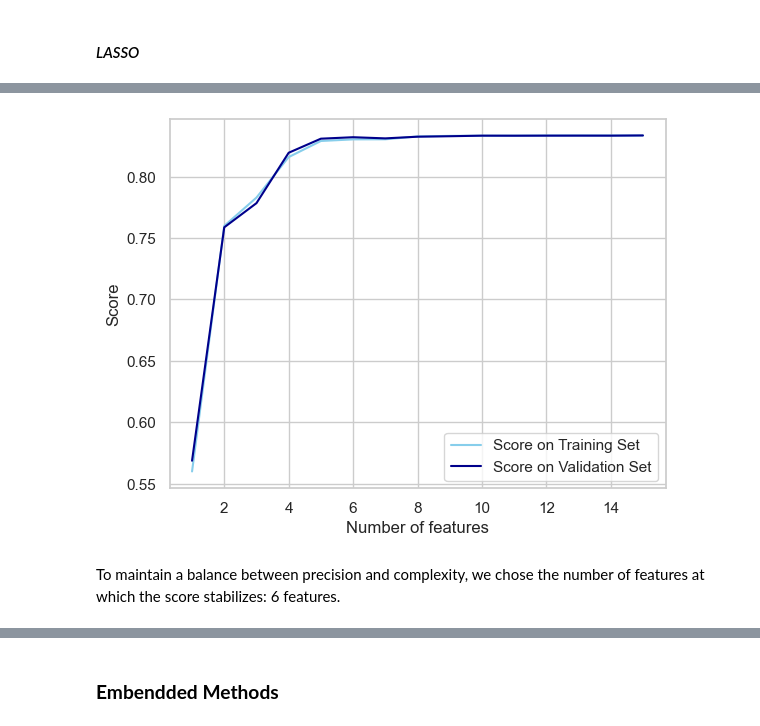
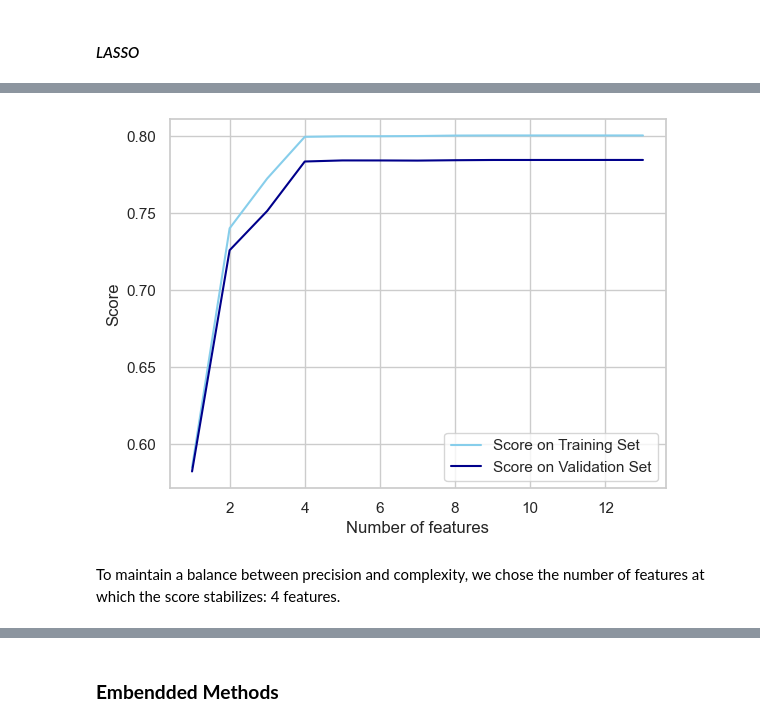
Before and after one commit to barbara-sousa-franco/Machine-Learning-Project, a Jupyter notebook: Deliverable 1 - novo.ipynb, the cells around one changed output, grey strips where cells are left out. Cells and saved outputs as stored; diff of their text form; code cells hidden in the pictures.

```diff
--- a/Deliverable 1 - novo.ipynb
+++ b/Deliverable 1 - novo.ipynb
@@ -2415,17 +2472,9 @@ X_train_scaled.drop('hasDamage_num', axis=1, inplace=True)
-# %%
-#RETIRAR DEPOIS DE TER AS COISAS DA ANDREEA
-X_train_scaled.dropna(inplace=True)
-X_val_scaled.dropna(inplace=True)
-y_train = y_train.loc[X_train_scaled.index]
-y_val = y_val.loc[X_val_scaled.index]
-#-------------------------------------------------------------------------------------------------------------------------------------------------------------
-#------------------------------------------------------------------------------------------------------------------------------------------------------------
 # %% [markdown]
 **Base estimator choice**: it's generally a good idea to use an estimator that is similar to the final model you intend to deploy. Since our target is continuous (price) the base estimator should be a regression model, not a classification model.
 # %% [markdown]
 #### *Linear Regression*
 # %%
-nof_list = np.arange(1, len(X_train_scaled.columns) + 1) #creates an array of integers from 1 to the total number of columns in X_train_scaled
+nof_list = np.arange(1, len(X_train_aux.columns) + 1) #creates an array of integers from 1 to the total number of columns in X_train_scaled
 
 high_score = 0 # Variable to store the highest validation score found
 nof = 0 # Variable to store the optimum number of features
@@ -2439,9 +2488,9 @@ for n in range(len(nof_list)):
 
     rfe = RFE(estimator=model, n_features_to_select=nof_list[n])
 
-    X_train_rfe = rfe.fit_transform(X_train_scaled, y_train) # Fit RFE on the training set and return only the selected features
+    X_train_rfe = rfe.fit_transform(X_train_aux, y_train) # Fit RFE on the training set and return only the selected features
 
-    X_val_rfe = rfe.transform(X_val_scaled) # Apply the same feature selection to the validation set (transform only, no fit)
+    X_val_rfe = rfe.transform(X_val_aux) # Apply the same feature selection to the validation set (transform only, no fit)
 
     model.fit(X_train_rfe, y_train) # Train the model with the selected features on the training set
 
@@ -2454,7 +2503,7 @@ for n in range(len(nof_list)):
     if val_score >= high_score:
         high_score = val_score  # Update the best score
         nof = nof_list[n]       # Update the optimum number of features
-        features_to_select = pd.Series(rfe.support_, index = X_train_scaled.columns)
+        features_to_select = pd.Series(rfe.support_, index = X_train_aux.columns)
 
 print(f"Optimum number of features: {nof}")
 print(f"Score with {nof} features: {high_score}")
@@ -2493,7 +2540,7 @@ To maintain a balance between precision and complexity, we chose the number of f
 # %%
 model = LinearRegression()
 rfe = RFE(estimator = model, n_features_to_select = 6)
-X_rfe = rfe.fit_transform(X = X_train_scaled, y = y_train)
-selected_features = pd.Series(rfe.support_, index = X_train_scaled.columns)
+X_rfe = rfe.fit_transform(X = X_train_aux, y = y_train)
+selected_features = pd.Series(rfe.support_, index = X_train_aux.columns)
 selected_features
 # %% [output]
@@ -2516,7 +2561,7 @@ dtype: bool
 # %% [markdown]
 #### *LASSO*
 # %%
-nof_list = np.arange(1, len(X_train_scaled.columns) + 1) #creates an array of integers from 1 to the total number of columns in X_train_scaled
+nof_list = np.arange(1, len(X_train_aux.columns) + 1) #creates an array of integers from 1 to the total number of columns in X_train_scaled
 
 high_score = 0 # Variable to store the highest validation score found
 nof = 0 # Variable to store the optimum number of features
@@ -2530,9 +2575,9 @@ for n in range(len(nof_list)):
 
     rfe = RFE(estimator=model, n_features_to_select=nof_list[n])
 
-    X_train_rfe = rfe.fit_transform(X_train_scaled, y_train) # Fit RFE on the training set and return only the selected features
+    X_train_rfe = rfe.fit_transform(X_train_aux, y_train) # Fit RFE on the training set and return only the selected features
 
-    X_val_rfe = rfe.transform(X_val_scaled) # Apply the same feature selection to the validation set (transform only, no fit)
+    X_val_rfe = rfe.transform(X_val_aux) # Apply the same feature selection to the validation set (transform only, no fit)
 
     model.fit(X_train_rfe, y_train) # Train the model with the selected features on the training set
 
@@ -2545,7 +2590,7 @@ for n in range(len(nof_list)):
     if val_score >= high_score:
         high_score = val_score  # Update the best score
         nof = nof_list[n]       # Update the optimum number of features
-        features_to_select = pd.Series(rfe.support_, index = X_train_scaled.columns)
+        features_to_select = pd.Series(rfe.support_, index = X_train_aux.columns)
 
 print(f"Optimum number of features: {nof}")
 print(f"Score with {nof} features: {high_score}")
@@ -2572,14 +2615,14 @@ Brand_model_encoded             True
 dtype: bool
 # %%
-plt.plot(list(range(1,16)), train_score_list, label="Score on Training Set", color='skyblue')
-plt.plot(list(range(1,16)), val_score_list, label="Score on Validation Set", color='darkblue')
+plt.plot(list(range(1,14)), train_score_list, label="Score on Training Set", color='skyblue')
+plt.plot(list(range(1,14)), val_score_list, label="Score on Validation Set", color='darkblue')
 plt.xlabel("Number of features")
 plt.ylabel("Score")
 plt.legend()
 plt.show()
 # %% [output]
-[figure, old version]
+[figure, new version]
 # %% [markdown]
-To maintain a balance between precision and complexity, we chose the number of features at which the score stabilizes: 6 features.
+To maintain a balance between precision and complexity, we chose the number of features at which the score stabilizes: 4 features.
 # %%
 model = Lasso()
```
Also changed, not shown: parts of 82 cells of this notebook.
